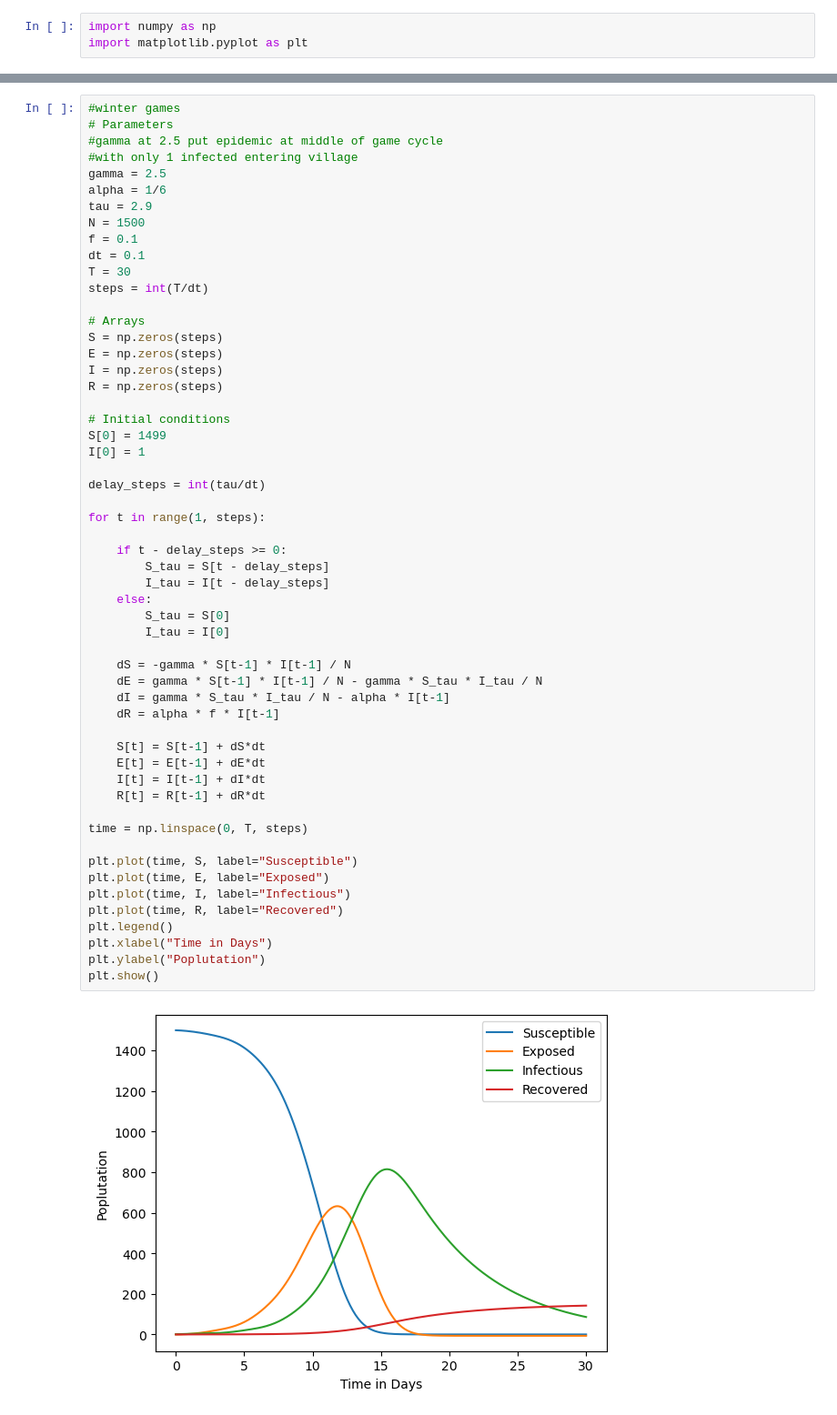
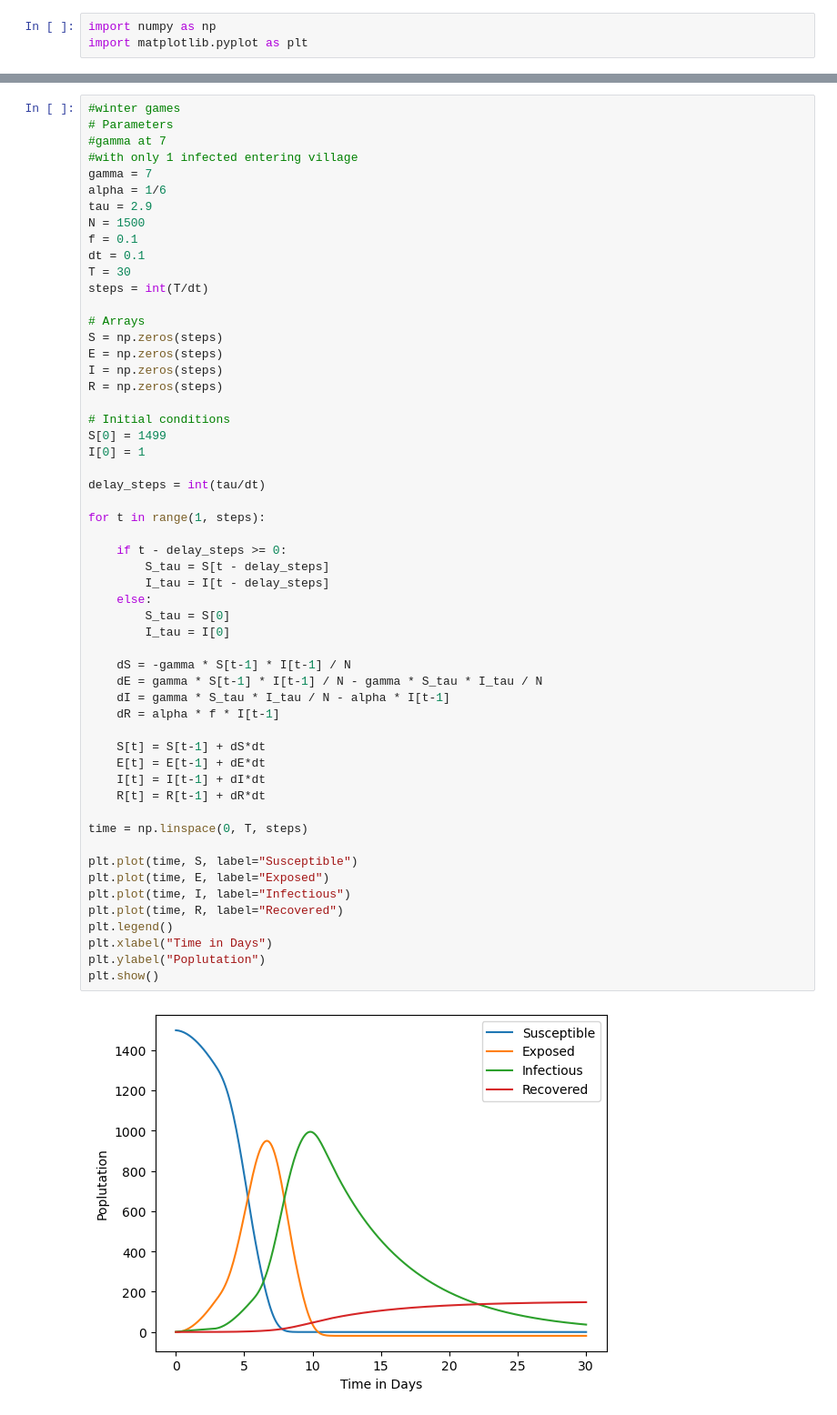
Before and after one commit to chaytorericka/Math2030Mod2, a Jupyter notebook: SEIR_graphing.ipynb, the cells around one changed output, grey strips where cells are left out. Shown at 91% size. Drawn from its saved outputs; the diff is of its cells as text.

Commit message:
Addition of new graphs
change of graph order is due to jynper notebook glitch causing addition, deletion and recreation of some graphs

```diff
--- a/SEIR_graphing.ipynb
+++ b/SEIR_graphing.ipynb
@@ -117,9 +4,9 @@ plt.show()
 # %%
 #winter games
 # Parameters
-#gamma at 2.5 put epidemic at middle of game cycle
+#gamma at 7
 #with only 1 infected entering village
-gamma = 2.5
+gamma = 7
 alpha = 1/6
 tau = 2.9
 N = 1500
@@ -143,31 +30,31 @@ delay_steps = int(tau/dt)
 for t in range(1, steps):
 
     if t - delay_steps >= 0:
         S_tau = S[t - delay_steps]
         I_tau = I[t - delay_steps]
     else:
         S_tau = S[0]
         I_tau = I[0]
 
     dS = -gamma * S[t-1] * I[t-1] / N
     dE = gamma * S[t-1] * I[t-1] / N - gamma * S_tau * I_tau / N
     dI = gamma * S_tau * I_tau / N - alpha * I[t-1]
     dR = alpha * f * I[t-1]
 
     S[t] = S[t-1] + dS*dt
     E[t] = E[t-1] + dE*dt
     I[t] = I[t-1] + dI*dt
     R[t] = R[t-1] + dR*dt
 
 time = np.linspace(0, T, steps)
 
 plt.plot(time, S, label="Susceptible")
 plt.plot(time, E, label="Exposed")
 plt.plot(time, I, label="Infectious")
 plt.plot(time, R, label="Recovered")
 plt.legend()
 plt.xlabel("Time in Days")
 plt.ylabel("Poplutation")
 plt.show()
 # %% [output]
-[figure, old version]
+[figure, new version]
```
Also changed, not shown: parts of 7 cells of this notebook.
